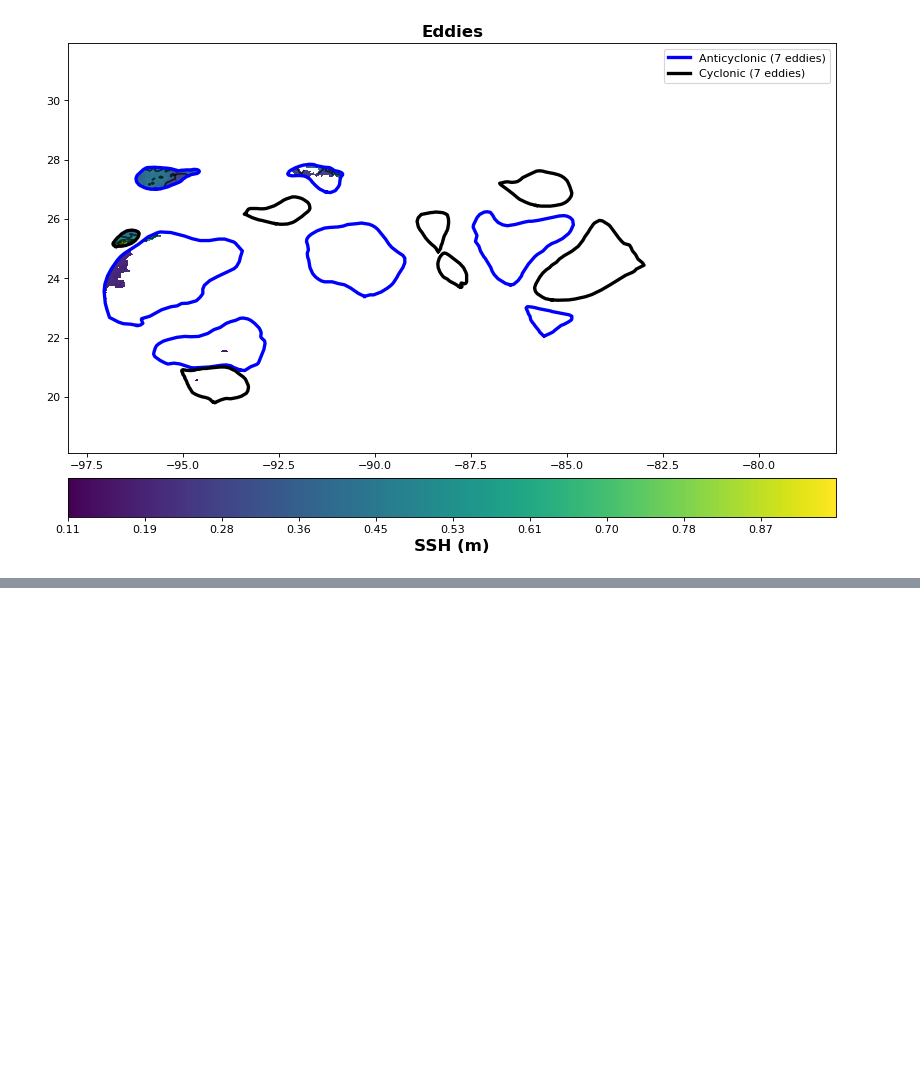
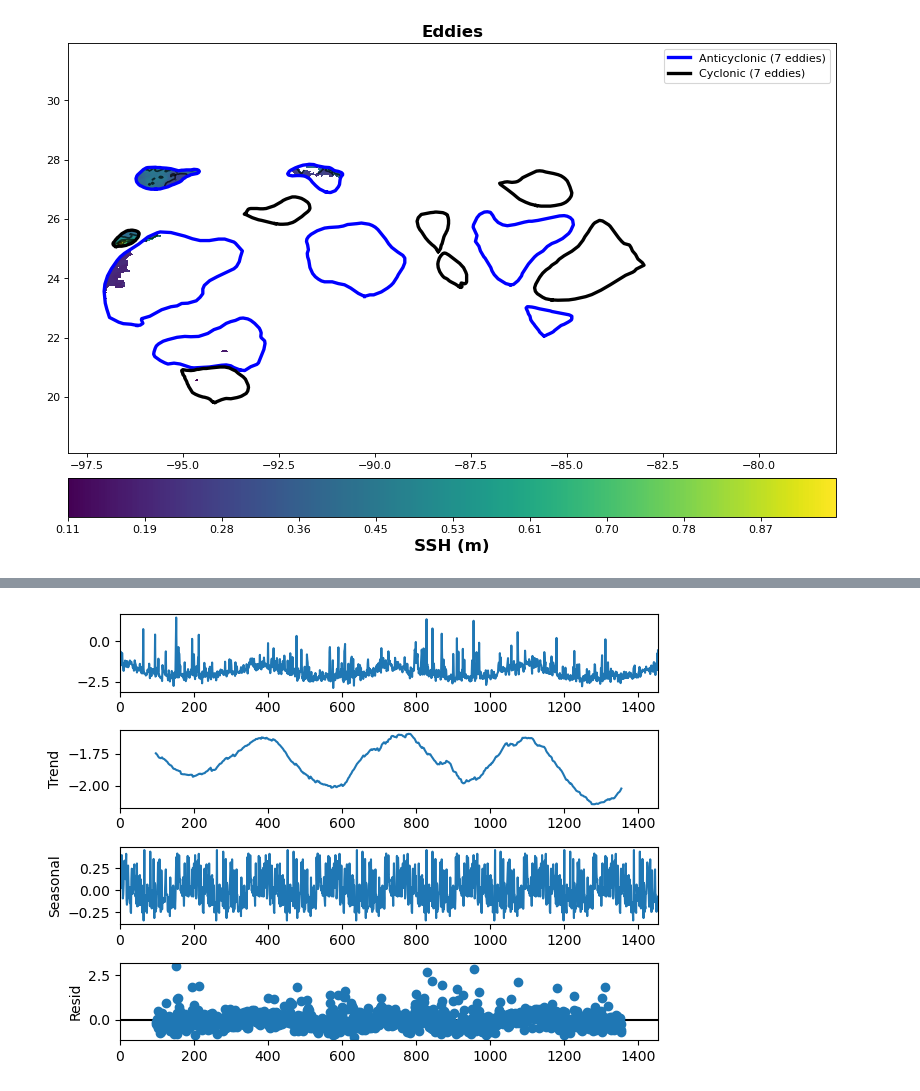
Before and after one commit to watkinson7/Graduate_Thesis_Research_Fall_2022, a Jupyter notebook: Python_Code/Mask_outside_eddy_calc_mean_time_series.ipynb, the cells around one changed output, grey strips where cells are left out. Saved outputs shown, nothing was run; the diff lists cells and outputs as text; code cells hidden in the pictures; blank space fills up the shorter version.

Commit message:
Add seasonality model to the code for analysis

```diff
--- a/Python_Code/Mask_outside_eddy_calc_mean_time_series.ipynb
+++ b/Python_Code/Mask_outside_eddy_calc_mean_time_series.ipynb
@@ -338,0 +333,15 @@ plt.show()
+# %%
+from statsmodels.tsa.seasonal import seasonal_decompose
+
+#cycl_chlor_mean = pd.Series(np.log(cycl_chlor_mean))
+#cycl_chlor_mean = cycl_chlor_mean.dropna()
+
+decompose_result_add = seasonal_decompose(cycl_chlor_mean, model="additive",period=180)
+
+trend = decompose_result_add.trend
+seasonal = decompose_result_add.seasonal
+residual = decompose_result_add.resid
+
+decompose_result_add.plot();
+# %% [output]
+[figure, added]
```
Also changed, not shown: parts of 4 cells of this notebook.
